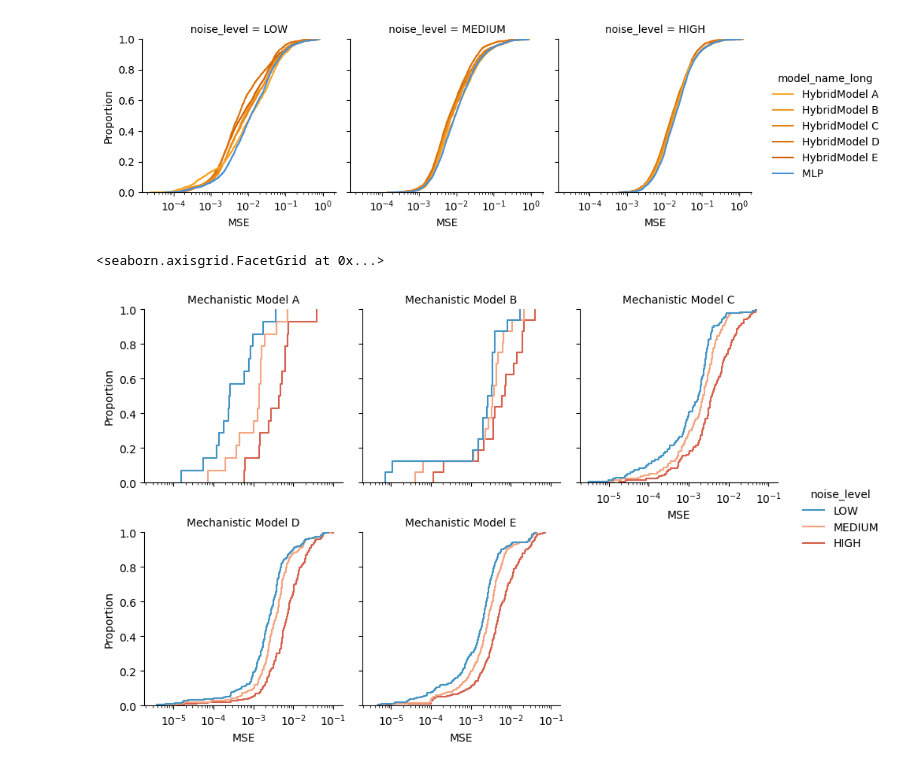
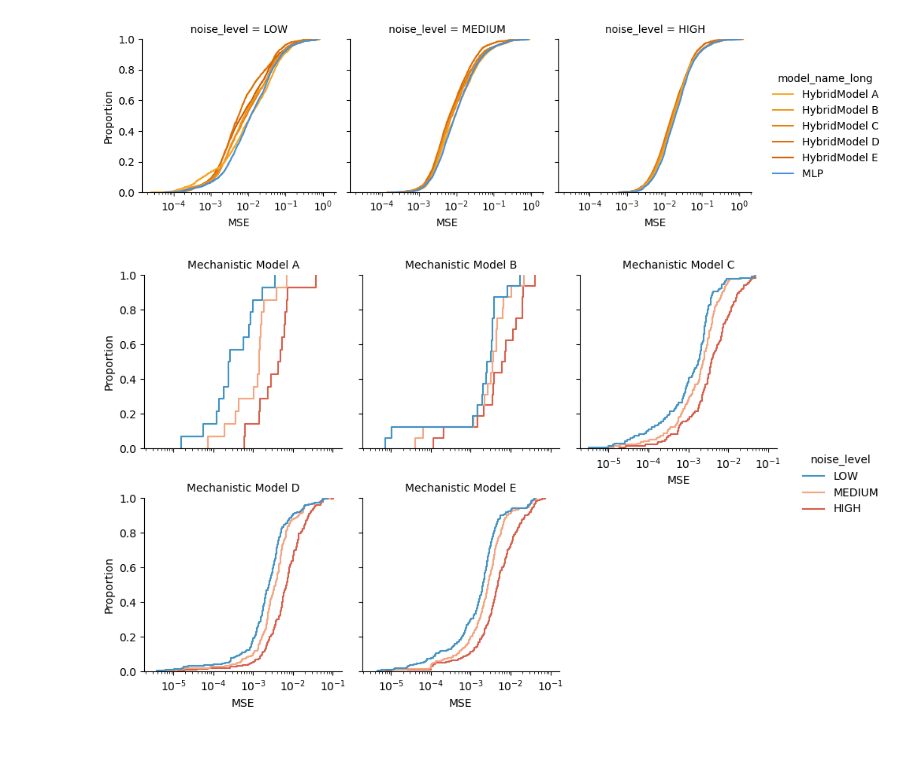
Before and after one commit to CropXR/HALCYON, a Jupyter notebook: notebooks/04_plotting_for_noise_level_model_performance.ipynb, the cells around one changed output. Saved outputs shown, nothing was run; the diff lists cells and outputs as text; code cells hidden in the pictures.

```diff
--- a/notebooks/04_plotting_for_noise_level_model_performance.ipynb
+++ b/notebooks/04_plotting_for_noise_level_model_performance.ipynb
@@ -356,11 +357,10 @@ for ax in g.axes.flat:
 # %%
 noise_palette = {"LOW": "#4393c3", "MEDIUM": "#f4a582", "HIGH": "#d6604d"}
 
 g = sns.displot(only_mm_df, col='model_name_long', x='MSE', hue='noise_level', kind='ecdf',
                 log_scale=True, hue_order=['LOW', 'MEDIUM', 'HIGH'],
                 palette=noise_palette, height=3, aspect=1, col_wrap=3)
 g.set_titles("{col_name}")
-g.tight_layout()
+g.savefig("mechanistic_model_noise_level_ecdf.pdf", dpi=600, bbox_inches='tight', )
 # %% [output]
-<seaborn.axisgrid.FacetGrid at 0x...>
-[figure, old version]
+[figure, new version]
```
Also changed, not shown: parts of 1 cell of this notebook.
